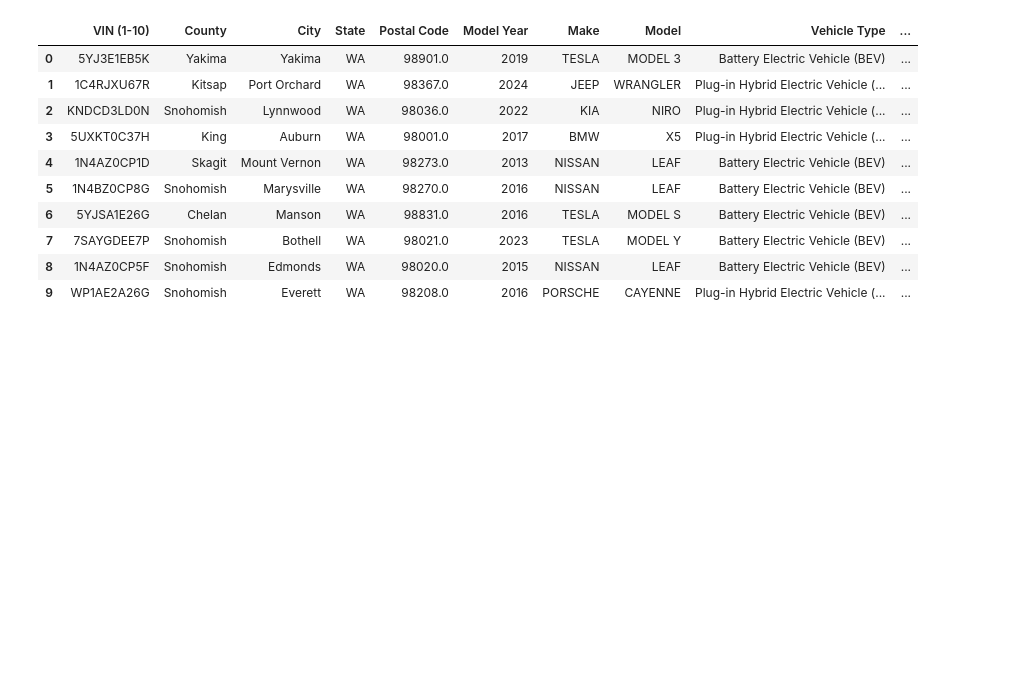
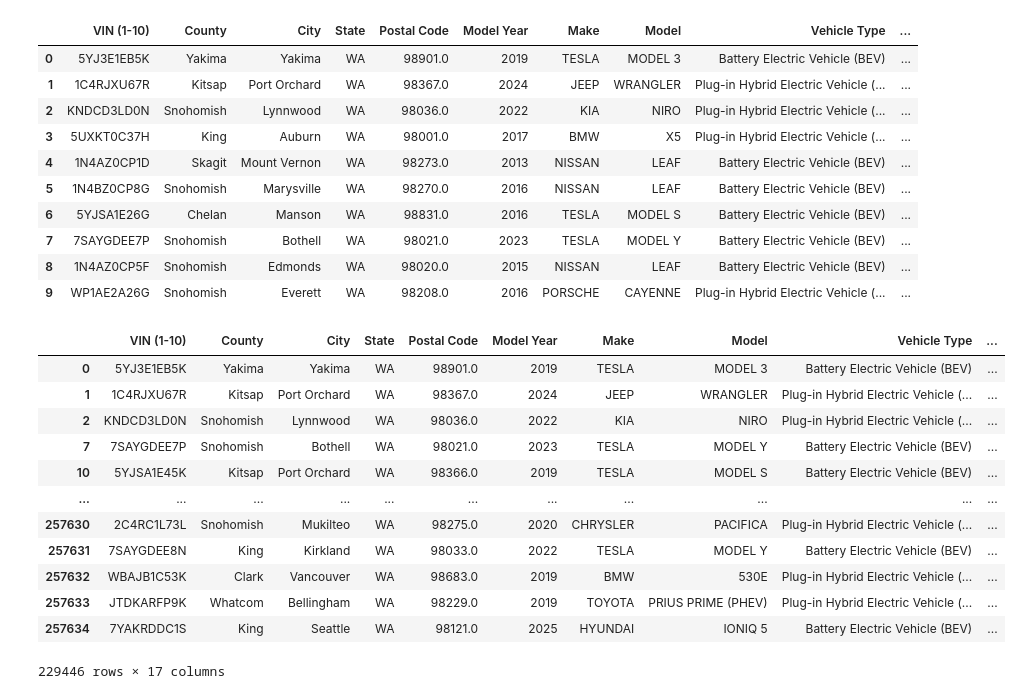
Before and after one commit to King45345/IA-340, a Jupyter notebook: Lab2.ipynb, the cells around one changed output. Saved outputs shown, nothing was run; the diff lists cells and outputs as text; code cells hidden in the pictures; blank space fills up the shorter version.

```diff
--- a/Lab2.ipynb
+++ b/Lab2.ipynb
@@ -164,4 +165,18 @@ df[0:10] #This shows the first 10 rows
 | 8 | 1N4AZ0CP5F | Snohomish | Edmonds | WA | 98020.0 | 2015 | NISSAN | LEAF | Battery Electric Vehicle (BEV) | ... |
 | 9 | WP1AE2A26G | Snohomish | Everett | WA | 98208.0 | 2016 | PORSCHE | CAYENNE | Plug-in Hybrid Electric Vehicle (... | ... |
 # %%
-df[
+df[df['Model Year'] > 2017] #This filters out every vehicle that was made in and before 2017
+# %% [output]
+|  | VIN (1-10) | County | City | State | Postal Code | Model Year | Make | Model | Vehicle Type | ... |
+| 0 | 5YJ3E1EB5K | Yakima | Yakima | WA | 98901.0 | 2019 | TESLA | MODEL 3 | Battery Electric Vehicle (BEV) | ... |
+| 1 | 1C4RJXU67R | Kitsap | Port Orchard | WA | 98367.0 | 2024 | JEEP | WRANGLER | Plug-in Hybrid Electric Vehicle (... | ... |
+| 2 | KNDCD3LD0N | Snohomish | Lynnwood | WA | 98036.0 | 2022 | KIA | NIRO | Plug-in Hybrid Electric Vehicle (... | ... |
+| 7 | 7SAYGDEE7P | Snohomish | Bothell | WA | 98021.0 | 2023 | TESLA | MODEL Y | Battery Electric Vehicle (BEV) | ... |
+| 10 | 5YJSA1E45K | Kitsap | Port Orchard | WA | 98366.0 | 2019 | TESLA | MODEL S | Battery Electric Vehicle (BEV) | ... |
+| ... | ... | ... | ... | ... | ... | ... | ... | ... | ... | ... |
+| 257630 | 2C4RC1L73L | Snohomish | Mukilteo | WA | 98275.0 | 2020 | CHRYSLER | PACIFICA | Plug-in Hybrid Electric Vehicle (... | ... |
+| 257631 | 7SAYGDEE8N | King | Kirkland | WA | 98033.0 | 2022 | TESLA | MODEL Y | Battery Electric Vehicle (BEV) | ... |
+| 257632 | WBAJB1C53K | Clark | Vancouver | WA | 98683.0 | 2019 | BMW | 530E | Plug-in Hybrid Electric Vehicle (... | ... |
+| 257633 | JTDKARFP9K | Whatcom | Bellingham | WA | 98229.0 | 2019 | TOYOTA | PRIUS PRIME (PHEV) | Plug-in Hybrid Electric Vehicle (... | ... |
+| 257634 | 7YAKRDDC1S | King | Seattle | WA | 98121.0 | 2025 | HYUNDAI | IONIQ 5 | Battery Electric Vehicle (BEV) | ... |
+229446 rows × 17 columns
```
Also changed, not shown: parts of 5 cells of this notebook.
